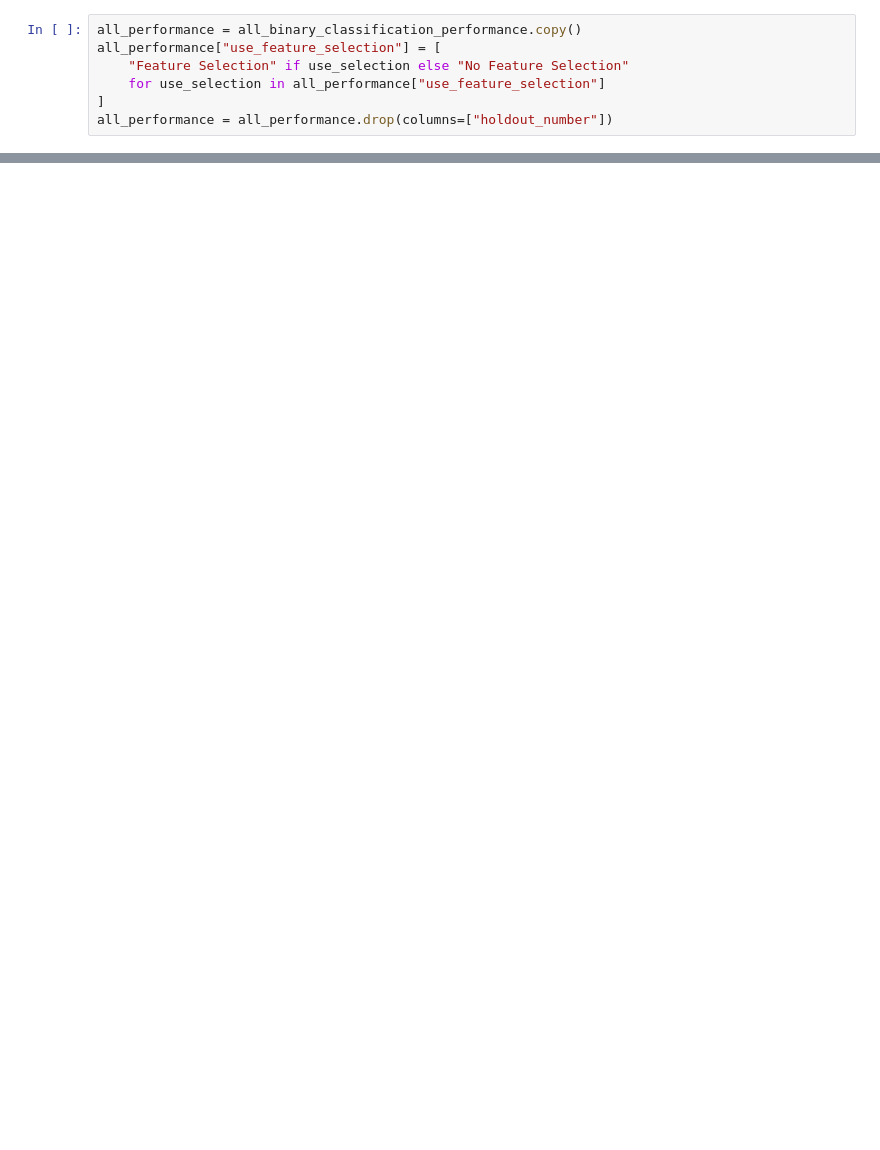
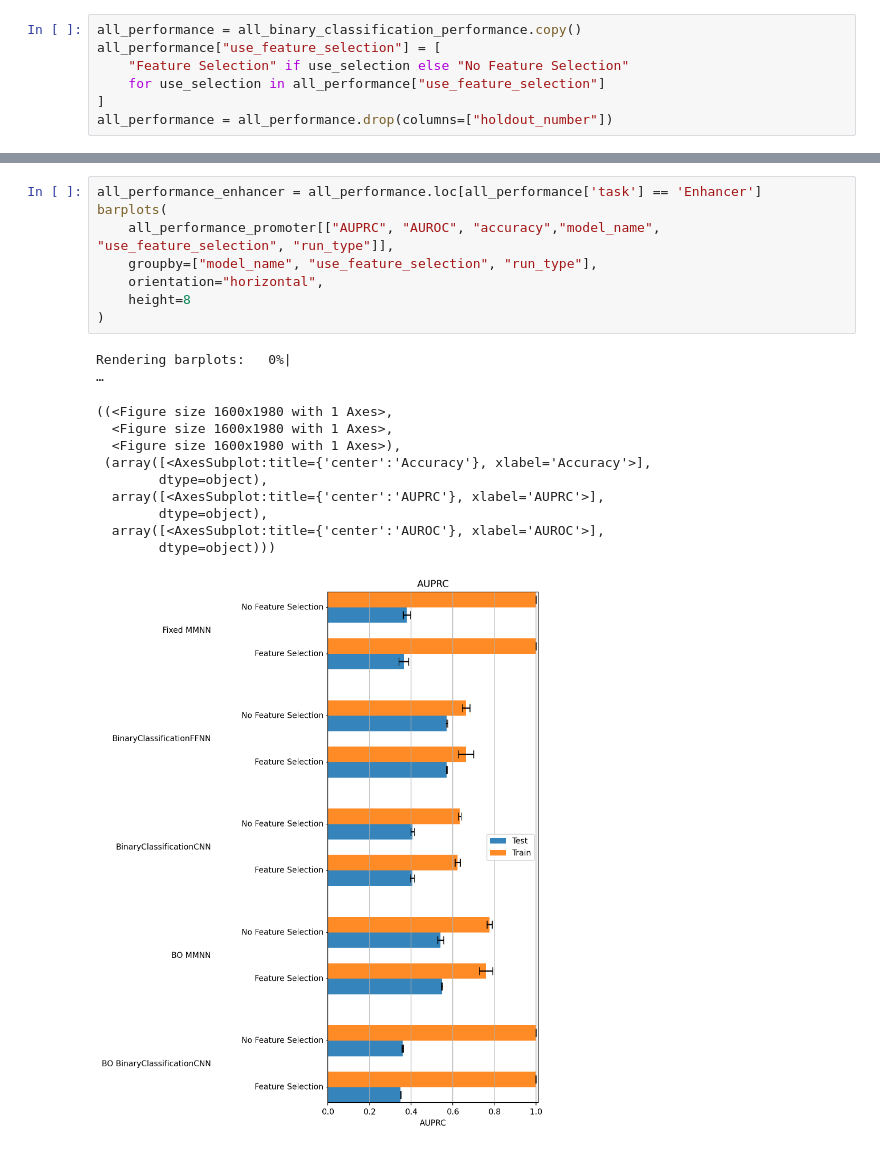
Before and after one commit to ndrep/bioinformatics, a Jupyter notebook: Bioinformatic_project.ipynb, the cells around one changed output, grey strips where cells are left out. Saved outputs shown, nothing was run; the diff lists cells and outputs as text; blank space fills up the shorter version.

```diff
--- a/Bioinformatic_project.ipynb
+++ b/Bioinformatic_project.ipynb
@@ -1531,0 +1570,20 @@ ModuleNotFoundError: ignored
+# %%
+all_performance_enhancer = all_performance.loc[all_performance['task'] == 'Enhancer']
+barplots(
+    all_performance_promoter[["AUPRC", "AUROC", "accuracy","model_name", "use_feature_selection", "run_type"]],
+    groupby=["model_name", "use_feature_selection", "run_type"],
+    orientation="horizontal",
+    height=8
+)
+# %% [output]
+Rendering barplots:   0%|                                                                                     …
+((<Figure size 1600x1980 with 1 Axes>,
+  <Figure size 1600x1980 with 1 Axes>,
+  <Figure size 1600x1980 with 1 Axes>),
+ (array([<AxesSubplot:title={'center':'Accuracy'}, xlabel='Accuracy'>],
+        dtype=object),
+  array([<AxesSubplot:title={'center':'AUPRC'}, xlabel='AUPRC'>],
+        dtype=object),
+  array([<AxesSubplot:title={'center':'AUROC'}, xlabel='AUROC'>],
+        dtype=object)))
+[figure, added]
```
Also changed, not shown: parts of 12 cells of this notebook.
